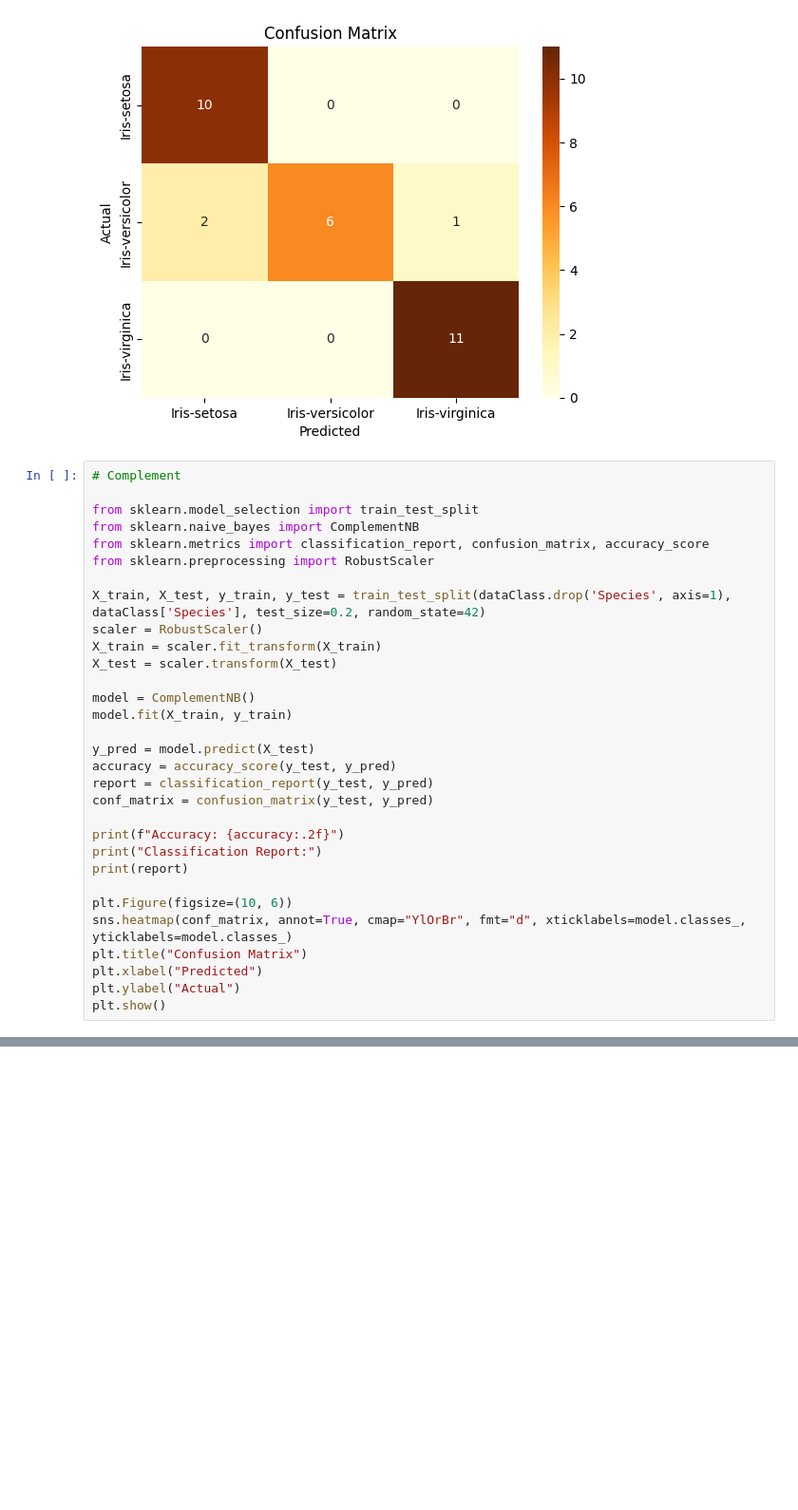
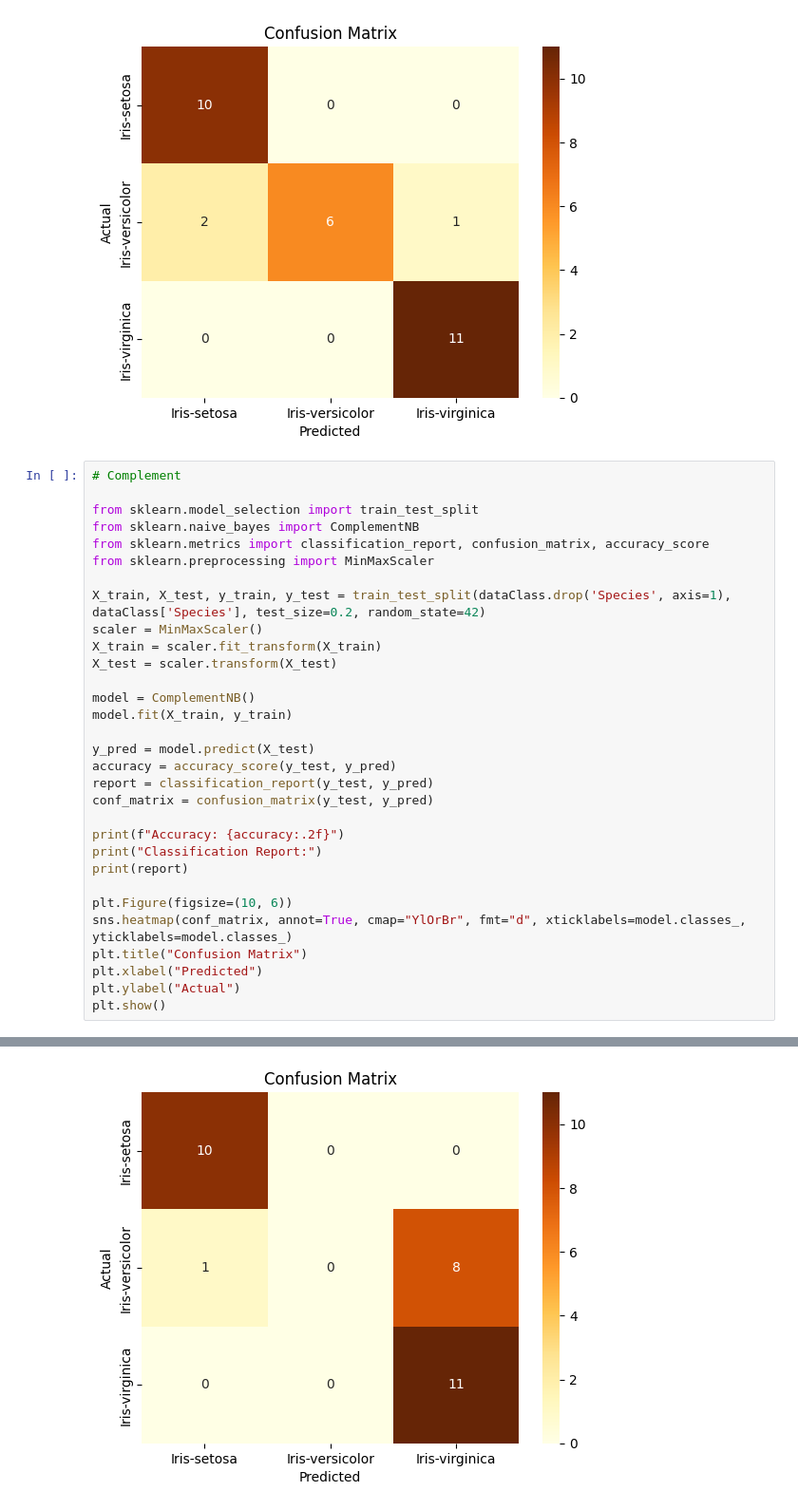
Before and after one commit to TETRAWasTaken/Machine-Learning, a Jupyter notebook: practise/prac.ipynb, the cells around one changed output, grey strips where cells are left out. Shown at 95% size. Saved outputs shown, nothing was run; the diff lists cells and outputs as text; blank space fills up the shorter version.

```diff
--- a/practise/prac.ipynb
+++ b/practise/prac.ipynb
@@ -670,10 +672,10 @@ Iris-versicolor       1.00      0.67      0.80         9
 from sklearn.model_selection import train_test_split
 from sklearn.naive_bayes import ComplementNB
 from sklearn.metrics import classification_report, confusion_matrix, accuracy_score
-from sklearn.preprocessing import RobustScaler
+from sklearn.preprocessing import MinMaxScaler
 
 X_train, X_test, y_train, y_test = train_test_split(dataClass.drop('Species', axis=1), dataClass['Species'], test_size=0.2, random_state=42)
-scaler = RobustScaler()
+scaler = MinMaxScaler()
 X_train = scaler.fit_transform(X_train)
 X_test = scaler.transform(X_test)
 
@@ -695,3 +697,4 @@ plt.title("Confusion Matrix")
 plt.xlabel("Predicted")
 plt.ylabel("Actual")
 plt.show()
+# %% [output]
@@ -697,0 +712 @@ plt.show()
+[figure, added]
```
Also changed, not shown: parts of 11 cells of this notebook.
